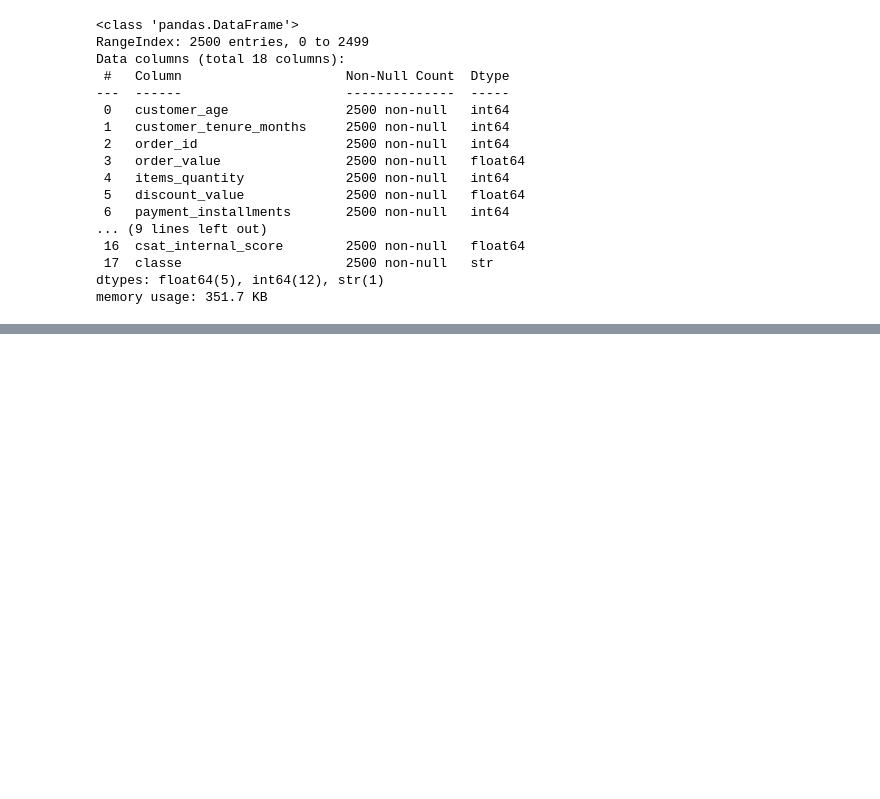
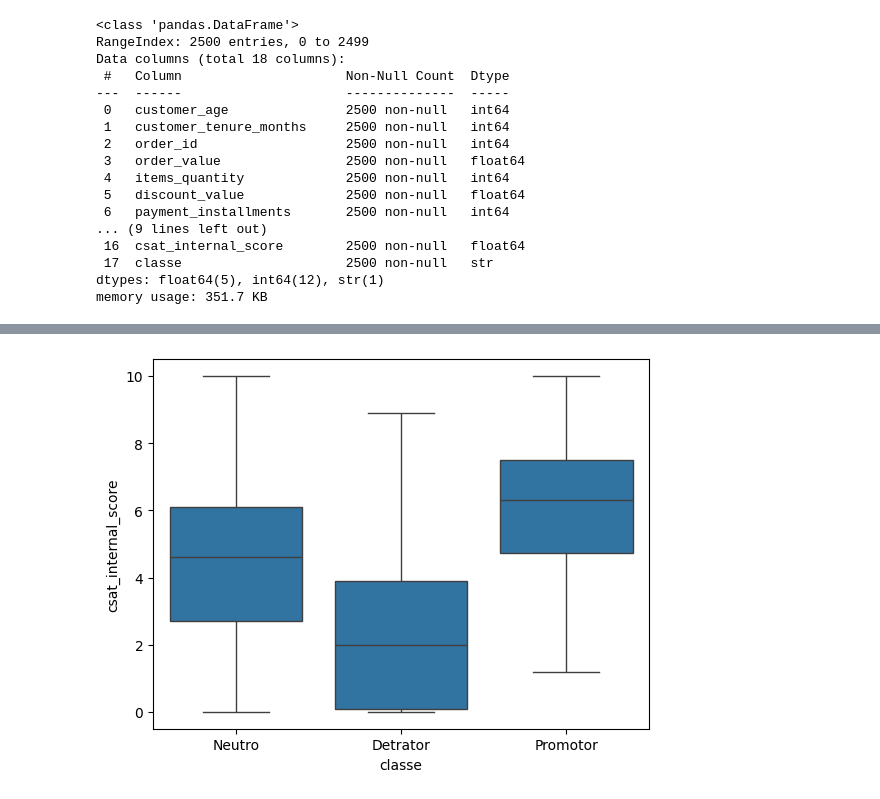
Before and after one commit to ldamaske/1IAST-Fase1, a Jupyter notebook: notebooks/EDA.ipynb, the cells around one changed output, grey strips where cells are left out. Saved outputs shown, nothing was run; the diff lists cells and outputs as text; code cells hidden in the pictures; blank space fills up the shorter version.

```diff
--- a/notebooks/EDA.ipynb
+++ b/notebooks/EDA.ipynb
@@ -284,0 +300,4 @@ memory usage: 351.7 KB
+# %%
+ax = sns.boxplot(x="classe", y="csat_internal_score", data=nps)
+# %% [output]
+[figure, added]
```
Also changed, not shown: parts of 7 cells of this notebook.
